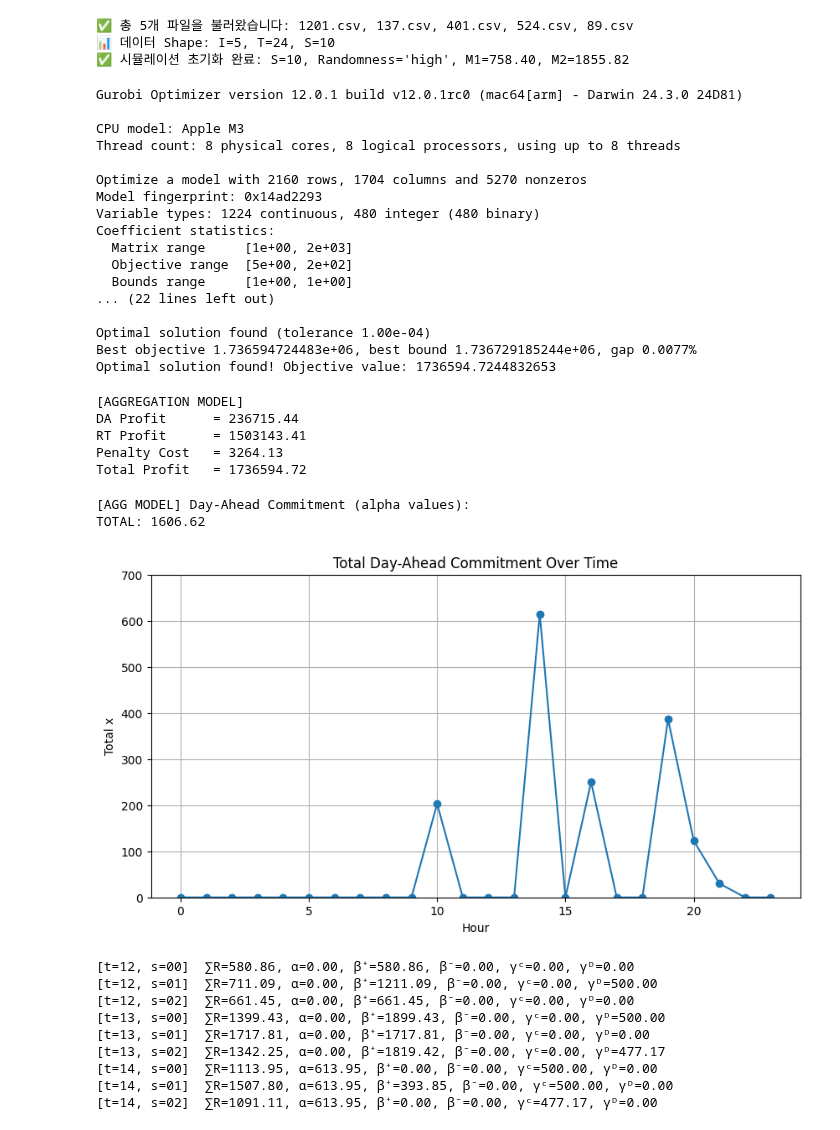
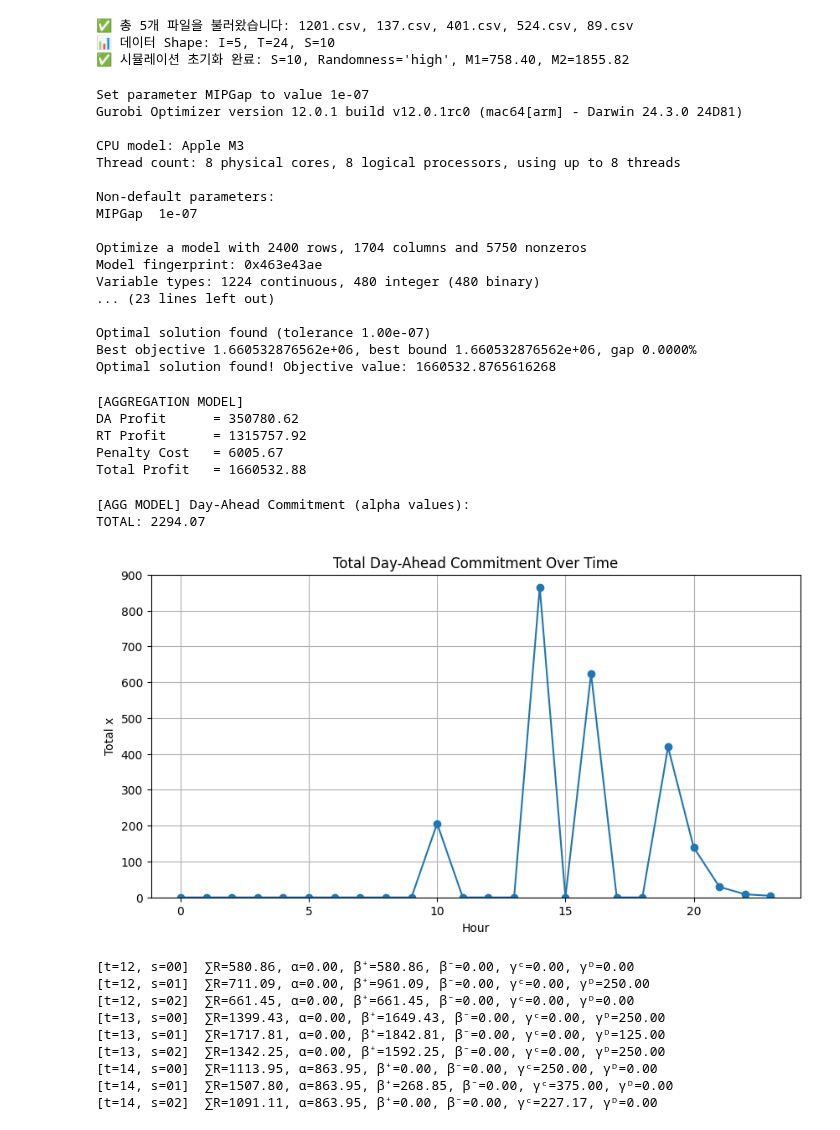
Before and after one commit to syeoyo/der, a Jupyter notebook: der_s_agg.ipynb, the cells around one changed output. Cells and saved outputs as stored; diff of their text form; code cells hidden in the pictures.

```diff
--- a/der_s_agg.ipynb
+++ b/der_s_agg.ipynb
@@ -18,7 +18,7 @@ P_DA, P_PN = load_price_data()
 ✅ 시뮬레이션 초기화 완료: S=10, Randomness='high', M1=758.40, M2=1855.82
 # %%
 agg = gp.Model("agg")
-# agg.setParam("MIPGap", 1e-7)
+agg.setParam("MIPGap", 1e-7)
 
 a = agg.addVars(T, vtype=GRB.CONTINUOUS, name="alpha")
 bp = agg.addVars(T, S, vtype=GRB.CONTINUOUS, name="beta_plus")
@@ -48,8 +48,10 @@ for t, s in product(range(T), range(S)):
     agg.addConstr(g[t, s] >= 0)
 for s in range(S):
     agg.addConstr(g[0, s] == sum(K0) + gc[0, s] - gd[0, s])
+    agg.addConstr(gd[0, s] <= sum(K0))
 for t, s in product(range(1, T), range(S)):
     agg.addConstr(g[t, s] == g[t - 1, s] + gc[t, s] - gd[t, s])
+    agg.addConstr(gd[t, s] <= g[t - 1, s])
 
 agg.optimize()
 
@@ -65,23 +67,23 @@ g_vals  = np.array([[g[t, s].X  for s in range(S)] for t in range(T)])
 gc_vals = np.array([[gc[t, s].X for s in range(S)] for t in range(T)])
 gd_vals = np.array([[gd[t, s].X for s in range(S)] for t in range(T)])
 # %% [output]
+Set parameter MIPGap to value 1e-07
 Gurobi Optimizer version 12.0.1 build v12.0.1rc0 (mac64[arm] - Darwin 24.3.0 24D81)
 
 CPU model: Apple M3
 Thread count: 8 physical cores, 8 logical processors, using up to 8 threads
 
-Optimize a model with 2160 rows, 1704 columns and 5270 nonzeros
-Model fingerprint: 0x14ad2293
+Non-default parameters:
+MIPGap  1e-07
+
+Optimize a model with 2400 rows, 1704 columns and 5750 nonzeros
+Model fingerprint: 0x463e43ae
 Variable types: 1224 continuous, 480 integer (480 binary)
-Coefficient statistics:
-  Matrix range     [1e+00, 2e+03]
-  Objective range  [5e+00, 2e+02]
-  Bounds range     [1e+00, 1e+00]
-... (22 lines left out)
+... (23 lines left out)
 
-Optimal solution found (tolerance 1.00e-04)
-Best objective 1.736594724483e+06, best bound 1.736729185244e+06, gap 0.0077%
-Optimal solution found! Objective value: 1736594.7244832653
+Optimal solution found (tolerance 1.00e-07)
+Best objective 1.660532876562e+06, best bound 1.660532876562e+06, gap 0.0000%
+Optimal solution found! Objective value: 1660532.8765616268
 # %%
 da_profit = sum(P_DA[t] * a[t].X for t in range(T))
 rt_profit = sum(P_RT[t, s] * bp[t, s].X / S for t in range(T) for s in range(S))
@@ -94,31 +96,31 @@ print(f"Penalty Cost   = {pn_cost:.2f}")
 print(f"Total Profit   = {total_profit:.2f}")
 # %% [output]
 [AGGREGATION MODEL]
-DA Profit      = 236715.44
-RT Profit      = 1503143.41
-Penalty Cost   = 3264.13
-Total Profit   = 1736594.72
+DA Profit      = 350780.62
+RT Profit      = 1315757.92
+Penalty Cost   = 6005.67
+Total Profit   = 1660532.88
 # %%
 print("\n[AGG MODEL] Day-Ahead Commitment (alpha values):")
 total_agg_commit = 0
 for t in range(T):
     alpha_t = a[t].X
     total_agg_commit += alpha_t
     # print(f"Time {t}: {alpha_t:.2f}")
 print(f"TOTAL: {total_agg_commit:.2f}")
 
 plt.figure(figsize=(10, 5))
 plt.plot(range(T), a_vals, marker='o')
 plt.title("Total Day-Ahead Commitment Over Time")
 plt.xlabel("Hour")
 plt.ylabel("Total x")
-plt.ylim(0,700)
+plt.ylim(0,900)
 plt.grid(True)
 plt.show()
 # %% [output]
 [AGG MODEL] Day-Ahead Commitment (alpha values):
-TOTAL: 1606.62
+TOTAL: 2294.07
-[figure, old version]
+[figure, new version]
 # %%
 for t in range(12,15):
     for s in range(0,3):
@@ -136,14 +138,14 @@ for t in range(12,15):
         # print(f"              LHS = {lhs:.2f}, RHS = {rhs:.2f}")
 # %% [output]
 [t=12, s=00]  ∑R=580.86, α=0.00, β⁺=580.86, β⁻=0.00, γᶜ=0.00, γᴰ=0.00
-[t=12, s=01]  ∑R=711.09, α=0.00, β⁺=1211.09, β⁻=0.00, γᶜ=0.00, γᴰ=500.00
+[t=12, s=01]  ∑R=711.09, α=0.00, β⁺=961.09, β⁻=0.00, γᶜ=0.00, γᴰ=250.00
 [t=12, s=02]  ∑R=661.45, α=0.00, β⁺=661.45, β⁻=0.00, γᶜ=0.00, γᴰ=0.00
-[t=13, s=00]  ∑R=1399.43, α=0.00, β⁺=1899.43, β⁻=0.00, γᶜ=0.00, γᴰ=500.00
-[t=13, s=01]  ∑R=1717.81, α=0.00, β⁺=1717.81, β⁻=0.00, γᶜ=0.00, γᴰ=0.00
-[t=13, s=02]  ∑R=1342.25, α=0.00, β⁺=1819.42, β⁻=0.00, γᶜ=0.00, γᴰ=477.17
-[t=14, s=00]  ∑R=1113.95, α=613.95, β⁺=0.00, β⁻=0.00, γᶜ=500.00, γᴰ=0.00
-[t=14, s=01]  ∑R=1507.80, α=613.95, β⁺=393.85, β⁻=0.00, γᶜ=500.00, γᴰ=0.00
-[t=14, s=02]  ∑R=1091.11, α=613.95, β⁺=0.00, β⁻=0.00, γᶜ=477.17, γᴰ=0.00
+[t=13, s=00]  ∑R=1399.43, α=0.00, β⁺=1649.43, β⁻=0.00, γᶜ=0.00, γᴰ=250.00
+[t=13, s=01]  ∑R=1717.81, α=0.00, β⁺=1842.81, β⁻=0.00, γᶜ=0.00, γᴰ=125.00
+[t=13, s=02]  ∑R=1342.25, α=0.00, β⁺=1592.25, β⁻=0.00, γᶜ=0.00, γᴰ=250.00
+[t=14, s=00]  ∑R=1113.95, α=863.95, β⁺=0.00, β⁻=0.00, γᶜ=250.00, γᴰ=0.00
+[t=14, s=01]  ∑R=1507.80, α=863.95, β⁺=268.85, β⁻=0.00, γᶜ=375.00, γᴰ=0.00
+[t=14, s=02]  ∑R=1091.11, α=863.95, β⁺=0.00, β⁻=0.00, γᶜ=227.17, γᴰ=0.00
 # %%
 s = 4
 gc_single = gc_vals[:, s]  # (T,)
```
Also changed, not shown: parts of 1 cell of this notebook, 5 other files.
